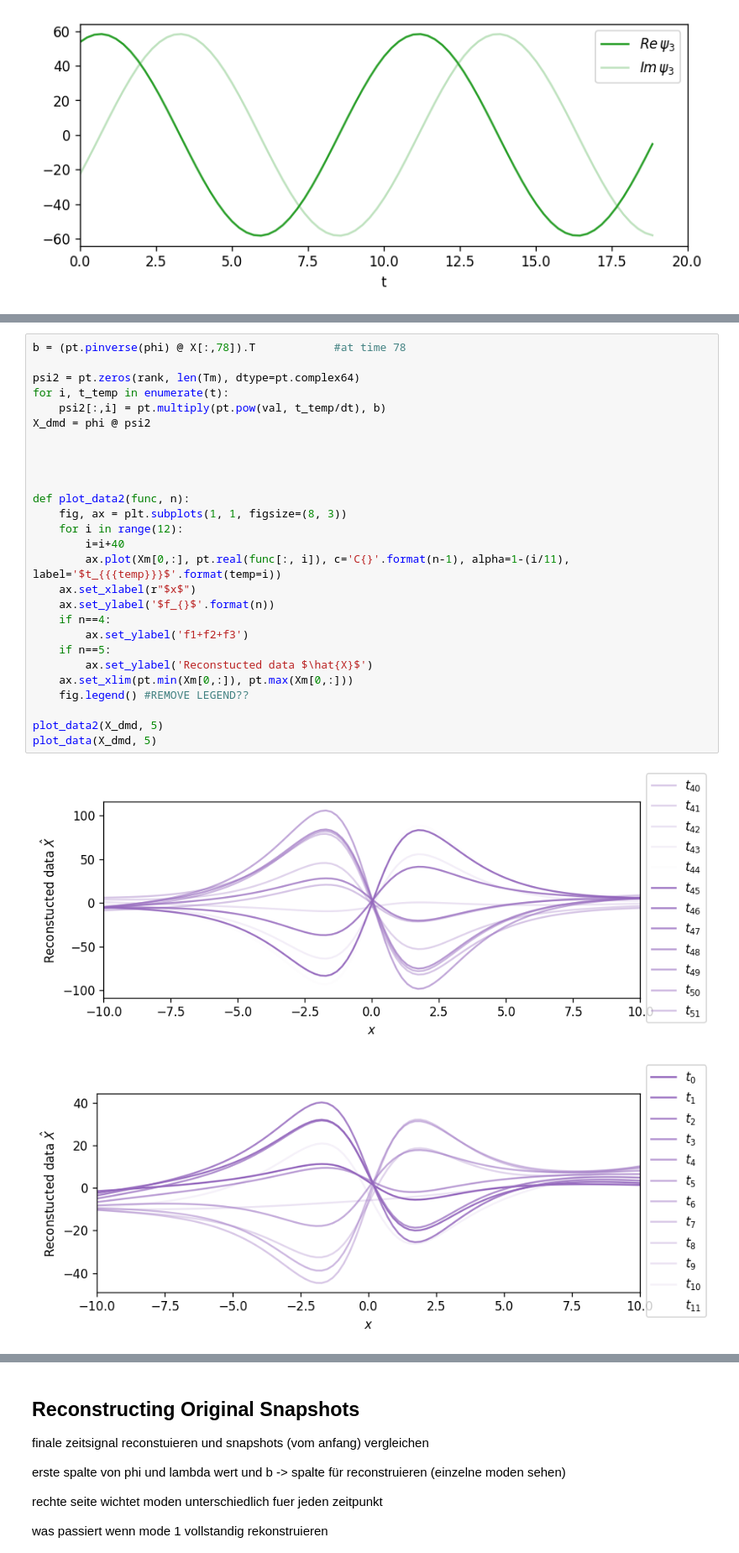
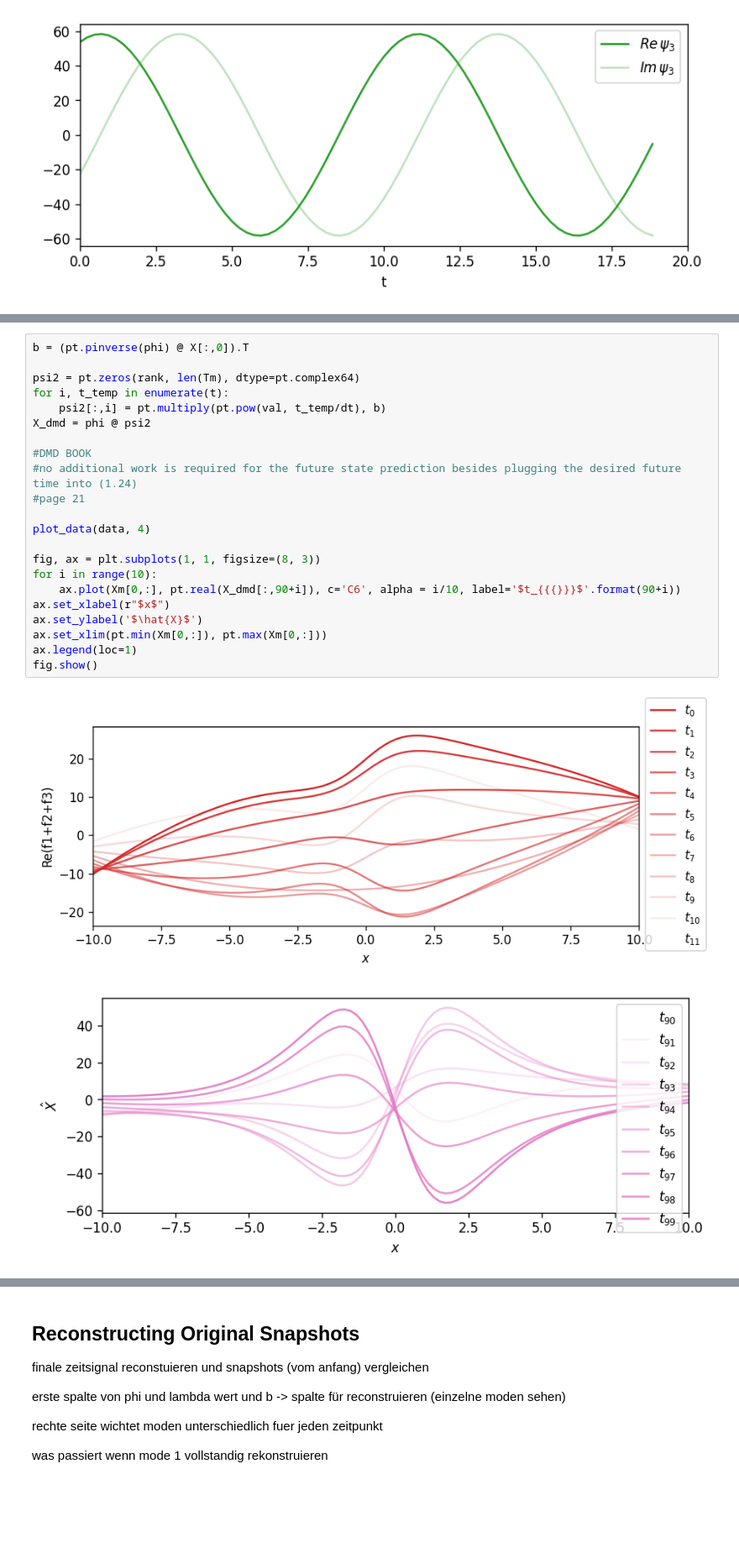
Before and after one commit to FlowModelingControl/flowtorch, a Jupyter notebook: docs/source/notebooks/DMD_introduction.ipynb, the cells around one changed output, grey strips where cells are left out. Shown at 84% size. Saved outputs shown, nothing was run; the diff lists cells and outputs as text; blank space fills up the shorter version.

```diff
--- a/docs/source/notebooks/DMD_introduction.ipynb
+++ b/docs/source/notebooks/DMD_introduction.ipynb
@@ -289,30 +285,25 @@ Our original data matrices $X$ and $X'$ are limited in size by the discretizatio
 # %%
-b = (pt.pinverse(phi) @ X[:,78]).T            #at time 78
+b = (pt.pinverse(phi) @ X[:,0]).T
 
 psi2 = pt.zeros(rank, len(Tm), dtype=pt.complex64)
 for i, t_temp in enumerate(t):
     psi2[:,i] = pt.multiply(pt.pow(val, t_temp/dt), b)
 X_dmd = phi @ psi2
 
+#DMD BOOK
+#no additional work is required for the future state prediction besides plugging the desired future time into (1.24)
+#page 21
 
+plot_data(data, 4)
 
-
-def plot_data2(func, n):
-    fig, ax = plt.subplots(1, 1, figsize=(8, 3))
-    for i in range(12):
-        i=i+40
-        ax.plot(Xm[0,:], pt.real(func[:, i]), c='C{}'.format(n-1), alpha=1-(i/11), label='$t_{{{temp}}}$'.format(temp=i))
-    ax.set_xlabel(r"$x$")
-    ax.set_ylabel('$f_{}$'.format(n))
-    if n==4:
-        ax.set_ylabel('f1+f2+f3')
-    if n==5:
-        ax.set_ylabel('Reconstucted data $\hat{X}$')
-    ax.set_xlim(pt.min(Xm[0,:]), pt.max(Xm[0,:]))
-    fig.legend() #REMOVE LEGEND??
-
-plot_data2(X_dmd, 5)
-plot_data(X_dmd, 5)
+fig, ax = plt.subplots(1, 1, figsize=(8, 3))
+for i in range(10):
+    ax.plot(Xm[0,:], pt.real(X_dmd[:,90+i]), c='C6', alpha = i/10, label='$t_{{{}}}$'.format(90+i))
+ax.set_xlabel(r"$x$")
+ax.set_ylabel('$\hat{X}$')
+ax.set_xlim(pt.min(Xm[0,:]), pt.max(Xm[0,:]))
+ax.legend(loc=1)
+fig.show()
 # %% [output]
-[figure, old version]
+[figure, new version]
-[figure, old version]
+[figure, new version]
```
Also changed, not shown: parts of 22 cells of this notebook, 1 other file.
